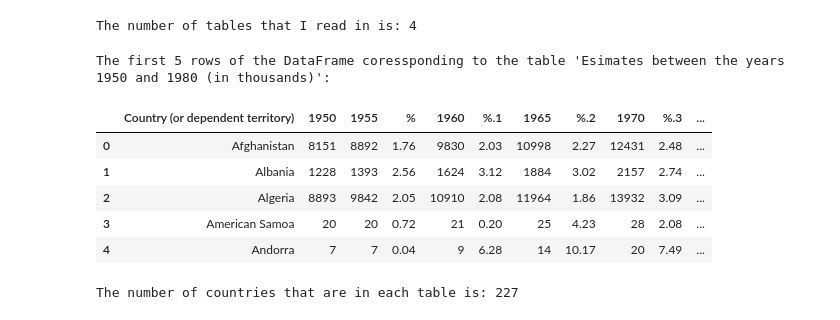
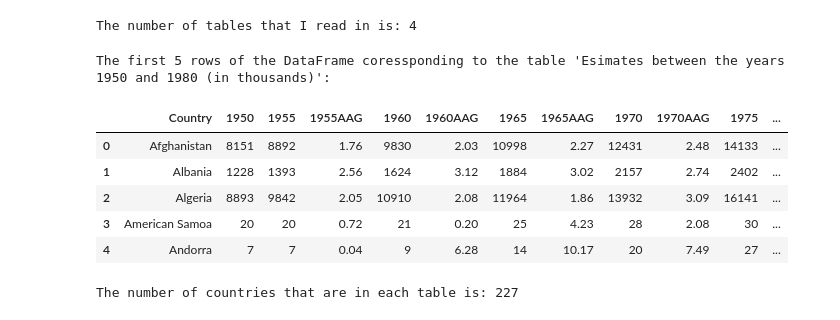
Before and after one commit to linhmai1603/Info212, a Jupyter notebook: Assignment 3/INFO212-Assignment3.ipynb, the cells around one changed output. Drawn from its saved outputs; the diff is of its cells as text; code cells hidden in the pictures.

```diff
--- a/Assignment 3/INFO212-Assignment3.ipynb
+++ b/Assignment 3/INFO212-Assignment3.ipynb
@@ -79,15 +79,16 @@ print("The number of tables that I read in is: " + str(len(tables)))
 # %% [output]
 The number of tables that I read in is: 4
 # %%
-table1 = tables[0]
+tables[0].columns = ['Country', '1950', '1955', '1955AAG', '1960', '1960AAG',
+       '1965', '1965AAG', '1970', '1970AAG', '1975', '1975AAG', '1980', '1980AAG']
 print("The first 5 rows of the DataFrame coressponding to the table 'Esimates between the years 1950 and 1980 (in thousands)': ")
-table1.head(5)
+tables[0].head(5)
 # %% [output]
 The first 5 rows of the DataFrame coressponding to the table 'Esimates between the years 1950 and 1980 (in thousands)':
-|  | Country (or dependent territory) | 1950 | 1955 | % | 1960 | %.1 | 1965 | %.2 | 1970 | %.3 | ... |
-| 0 | Afghanistan | 8151 | 8892 | 1.76 | 9830 | 2.03 | 10998 | 2.27 | 12431 | 2.48 | ... |
-| 1 | Albania | 1228 | 1393 | 2.56 | 1624 | 3.12 | 1884 | 3.02 | 2157 | 2.74 | ... |
-| 2 | Algeria | 8893 | 9842 | 2.05 | 10910 | 2.08 | 11964 | 1.86 | 13932 | 3.09 | ... |
-| 3 | American Samoa | 20 | 20 | 0.72 | 21 | 0.20 | 25 | 4.23 | 28 | 2.08 | ... |
-| 4 | Andorra | 7 | 7 | 0.04 | 9 | 6.28 | 14 | 10.17 | 20 | 7.49 | ... |
+|  | Country | 1950 | 1955 | 1955AAG | 1960 | 1960AAG | 1965 | 1965AAG | 1970 | 1970AAG | 1975 | ... |
+| 0 | Afghanistan | 8151 | 8892 | 1.76 | 9830 | 2.03 | 10998 | 2.27 | 12431 | 2.48 | 14133 | ... |
+| 1 | Albania | 1228 | 1393 | 2.56 | 1624 | 3.12 | 1884 | 3.02 | 2157 | 2.74 | 2402 | ... |
+| 2 | Algeria | 8893 | 9842 | 2.05 | 10910 | 2.08 | 11964 | 1.86 | 13932 | 3.09 | 16141 | ... |
+| 3 | American Samoa | 20 | 20 | 0.72 | 21 | 0.20 | 25 | 4.23 | 28 | 2.08 | 30 | ... |
+| 4 | Andorra | 7 | 7 | 0.04 | 9 | 6.28 | 14 | 10.17 | 20 | 7.49 | 27 | ... |
 # %%
```
Also changed, not shown: parts of 21 cells of this notebook, 6 other files.
